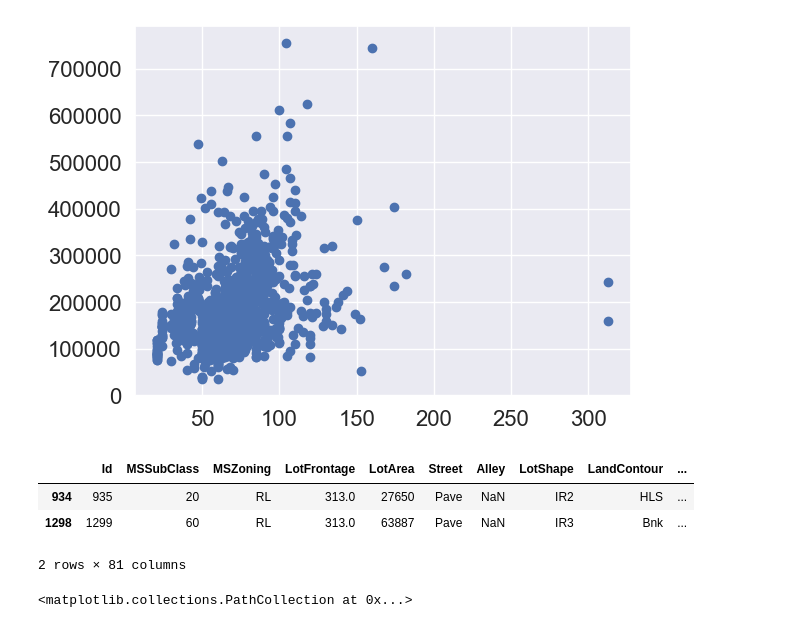
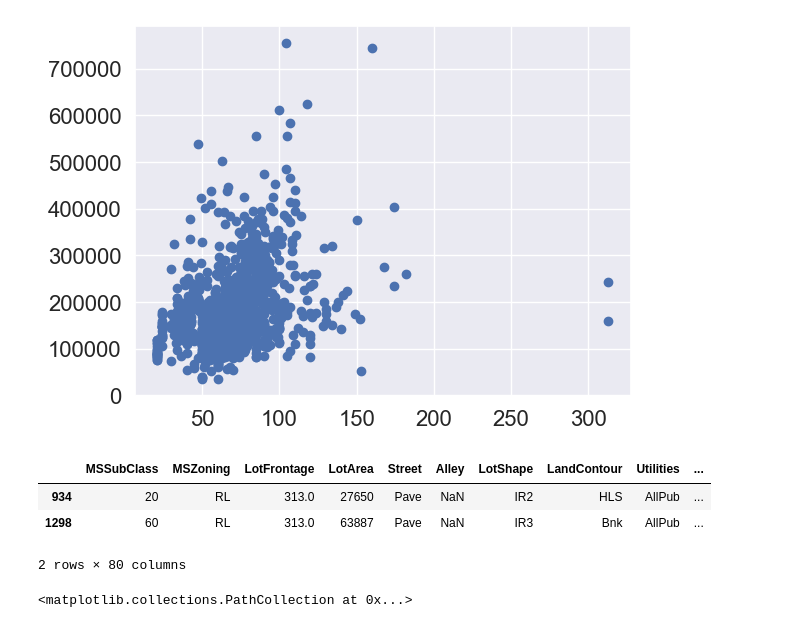
Before and after one commit to EleneJobava/House-Prices, a Jupyter notebook: model_experiment.ipynb, the cells around one changed output. Cells and saved outputs as stored; diff of their text form; code cells hidden in the pictures.

```diff
--- a/model_experiment.ipynb
+++ b/model_experiment.ipynb
@@ -48,8 +48,12 @@ def show_all(df):
 # %%
 train = pd.read_csv('house-prices-advanced-regression-techniques/train.csv')
 test = pd.read_csv('house-prices-advanced-regression-techniques/test.csv')
-data = pd.concat((train, test)).reset_index(drop=True)
-data.drop(['SalePrice'], axis=1, inplace=True)
+y_full = train['SalePrice'].copy()
+train.drop(['Id', 'SalePrice'], axis=1, inplace=True)
+test.drop(['Id'], axis=1, inplace=True)
+
+train_with_price = train.copy()
+train_with_price['SalePrice'] = y_full
 
 print("Train shape:", train.shape)
 print("Test shape:", test.shape)
@@ -151,7 +154,9 @@ print("Kurtosis: %f" % train['SalePrice'].kurt())
 Skewness: 1.882876
 Kurtosis: 6.536282
 # %%
-corrmat = train.corr(numeric_only=True)
+train_with_price = train.copy()
+train_with_price['SalePrice'] = y_full
+corrmat = train_with_price.corr(numeric_only=True)
 f, ax = plt.subplots(figsize=(30, 19))
 sns.set(font_scale=1.45)
 sns.heatmap(corrmat, square=True, cmap='coolwarm')
@@ -177,11 +182,11 @@ plt.scatter(x='LotFrontage', y='SalePrice', data=train)
 <matplotlib.collections.PathCollection at 0x...>
 [figure]
 # %%
-train.query('LotFrontage > 300')
+train_with_price.query('LotFrontage > 300')
 #Drop 935 and 1299
 # %% [output]
-|  | Id | MSSubClass | MSZoning | LotFrontage | LotArea | Street | Alley | LotShape | LandContour | ... |
-| 934 | 935 | 20 | RL | 313.0 | 27650 | Pave | NaN | IR2 | HLS | ... |
-| 1298 | 1299 | 60 | RL | 313.0 | 63887 | Pave | NaN | IR3 | Bnk | ... |
+|  | MSSubClass | MSZoning | LotFrontage | LotArea | Street | Alley | LotShape | LandContour | Utilities | ... |
+| 934 | 20 | RL | 313.0 | 27650 | Pave | NaN | IR2 | HLS | AllPub | ... |
+| 1298 | 60 | RL | 313.0 | 63887 | Pave | NaN | IR3 | Bnk | AllPub | ... |
-2 rows × 81 columns
+2 rows × 80 columns
 # %%
```
Also changed, not shown: parts of 73 cells of this notebook.
